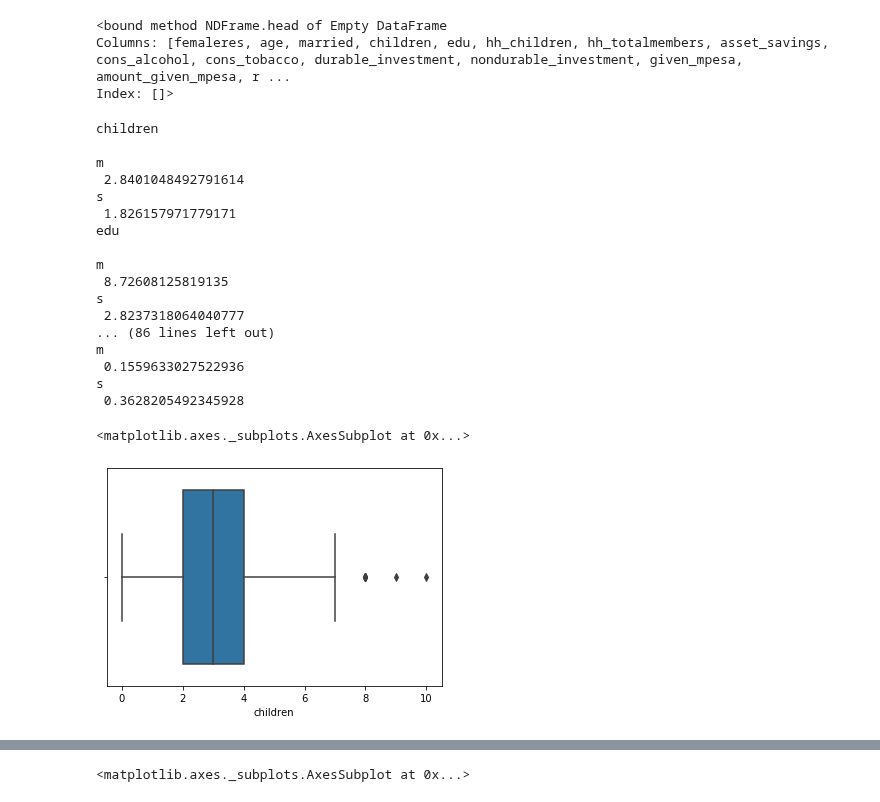
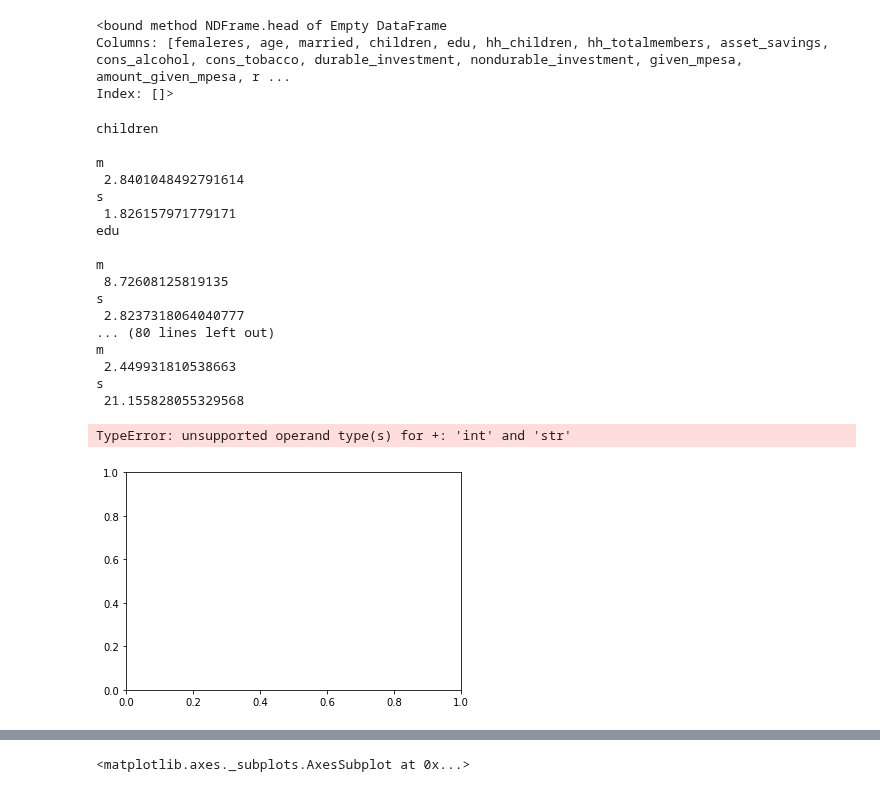
Before and after one commit to kaline/TrabalhoFinalML, a Jupyter notebook: dataset.ipynb, the cells around one changed output, grey strips where cells are left out. Cells and saved outputs as stored; diff of their text form; code cells hidden in the pictures.

```diff
--- a/dataset.ipynb
+++ b/dataset.ipynb
@@ -482,42 +482,42 @@ Index: []>
 # %%
 df_columns_z = ['children', 'edu', 'hh_children',
        'hh_totalmembers', 'asset_savings', 'cons_alcohol', 'cons_tobacco',
        'durable_investment', 'nondurable_investment', 'given_mpesa',
        'amount_given_mpesa', 'received_mpesa', 'amount_received_mpesa',
-       'net_mpesa', 'saved_mpesa', 'amount_saved_mpesa', 'depressed']
+       'net_mpesa', 'saved_mpesa', 'amount_saved_mpesa']
 
 for column in df_columns_z:
     print(column)
     m = np.mean(df[column])
     s = np.std(df[column])
     print('\nm\n', m, '\ns\n', s)
+    df['Z-score'] = (df[column] - m)/s
+    df_outlier = df[abs(df['Z-score']) > 2.5]
+    df_semOutliers = df.drop(df_outlier.index)
 
 
-df['Z-score'] = (df[column] - m)/s
-df_outlier = df[abs(df['Z-score']) > 2.5]
-df_semOutliers = df.drop(df_outlier.index)
 
 sns.boxplot(df_semOutliers)
 # %% [output]
 children
 
 m
  2.8401048492791614
 s
  1.826157971779171
 edu
 
 m
  8.72608125819135
 s
  2.8237318064040777
-... (86 lines left out)
+... (80 lines left out)
 m
- 0.1559633027522936
+ 2.449931810538663
 s
- 0.3628205492345928
+ 21.155828055329568
-<matplotlib.axes._subplots.AxesSubplot at 0x...>
+TypeError: unsupported operand type(s) for +: 'int' and 'str'
-[figure, old version]
+[figure, new version]
 # %%
 for column in df_columns_z:
     print(column)
```
